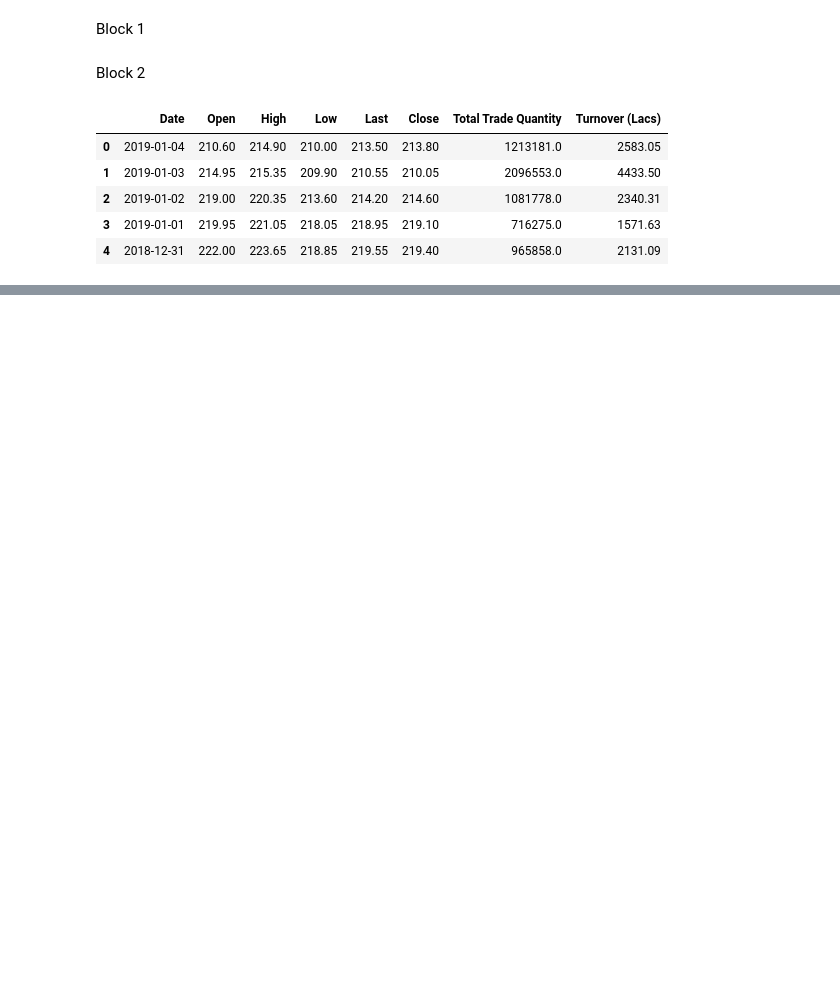
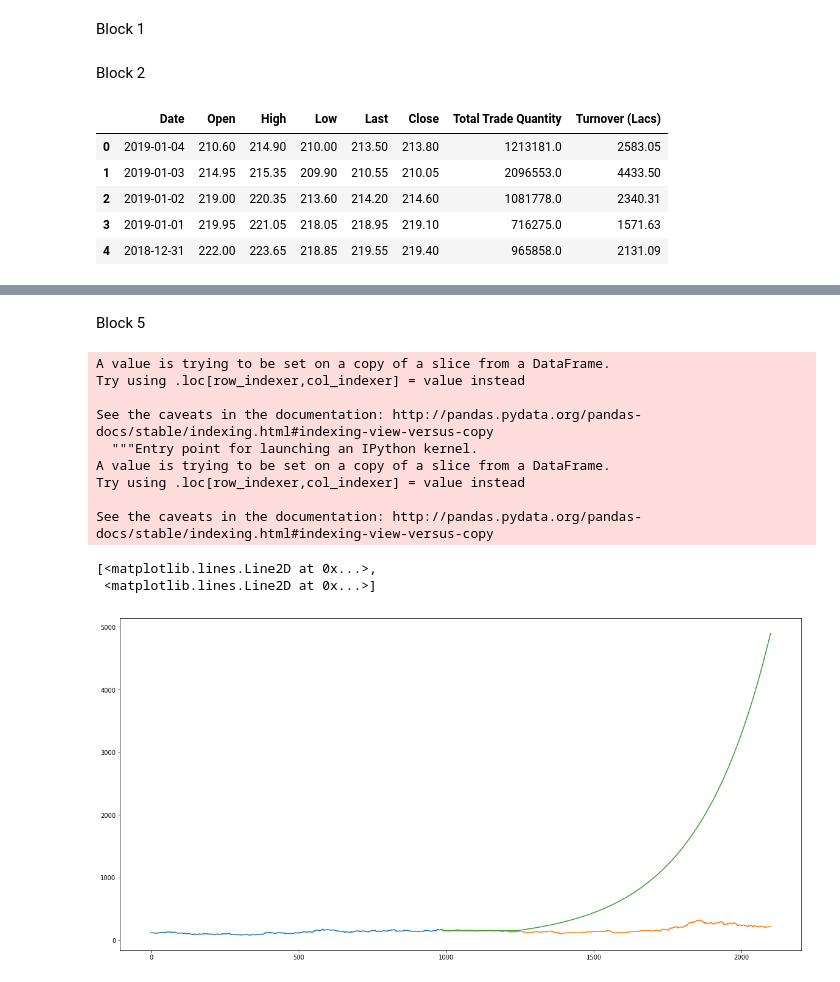
Before and after one commit to softfactories/ai_labs, a Jupyter notebook: Lab-3-8/Stock_Prediction_Playground.ipynb, the cells around one changed output, grey strips where cells are left out. Cells and saved outputs as stored; diff of their text form; code cells hidden in the pictures; blank space fills up the shorter version.

```diff
--- a/Lab-3-8/Stock_Prediction_Playground.ipynb
+++ b/Lab-3-8/Stock_Prediction_Playground.ipynb
@@ -52,0 +51,35 @@ To register the converters:
+# %%
+#creating dataframe with date and the target variable
+data = df.sort_index(ascending=True, axis=0)
+new_data = pd.DataFrame(index=range(0,len(df)),columns=['Date', 'Close'])
+
+for i in range(0,len(data)):
+     new_data['Date'][i] = data['Date'][i]
+     new_data['Close'][i] = data['Close'][i]
+
+# NOTE: While splitting the data into train and validation set, we cannot use random splitting since that will destroy the time component. So here we have set the last year’s data into validation and the 4 years’ data before that into train set.
+
+# splitting into train and validation
+train = new_data[:987]
+valid = new_data[987:]
+
+# shapes of training set
+print('\n Shape of training set:')
+print(train.shape)
+
+# shapes of validation set
+print('\n Shape of validation set:')
+print(valid.shape)
+
+# In the next step, we will create predictions for the validation set and check the RMSE using the actual values.
+# making predictions
+preds = []
+for i in range(0,valid.shape[0]):
+    a = train['Close'][len(train)-248+i:].sum() + sum(preds)
+    b = a/248
+    preds.append(b)
+
+# checking the results (RMSE value)
+rms=np.sqrt(np.mean(np.power((np.array(valid['Close'])-preds),2)))
+print('\n RMSE value on validation set:')
+print(rms)
@@ -52,0 +95,21 @@ To register the converters:
+# %% [markdown]
+Block 5
+# %%
+#plot
+valid['Predictions'] = 0
+valid['Predictions'] = preds
+plt.plot(train['Close'])
+plt.plot(valid[['Close', 'Predictions']])
+# %% [output]
+A value is trying to be set on a copy of a slice from a DataFrame.
+Try using .loc[row_indexer,col_indexer] = value instead
+
+See the caveats in the documentation: http://pandas.pydata.org/pandas-docs/stable/indexing.html#indexing-view-versus-copy
+  """Entry point for launching an IPython kernel.
+A value is trying to be set on a copy of a slice from a DataFrame.
+Try using .loc[row_indexer,col_indexer] = value instead
+
+See the caveats in the documentation: http://pandas.pydata.org/pandas-docs/stable/indexing.html#indexing-view-versus-copy
+[<matplotlib.lines.Line2D at 0x...>,
+ <matplotlib.lines.Line2D at 0x...>]
+[figure, added]
```
Also changed, not shown: parts of 5 cells of this notebook.
